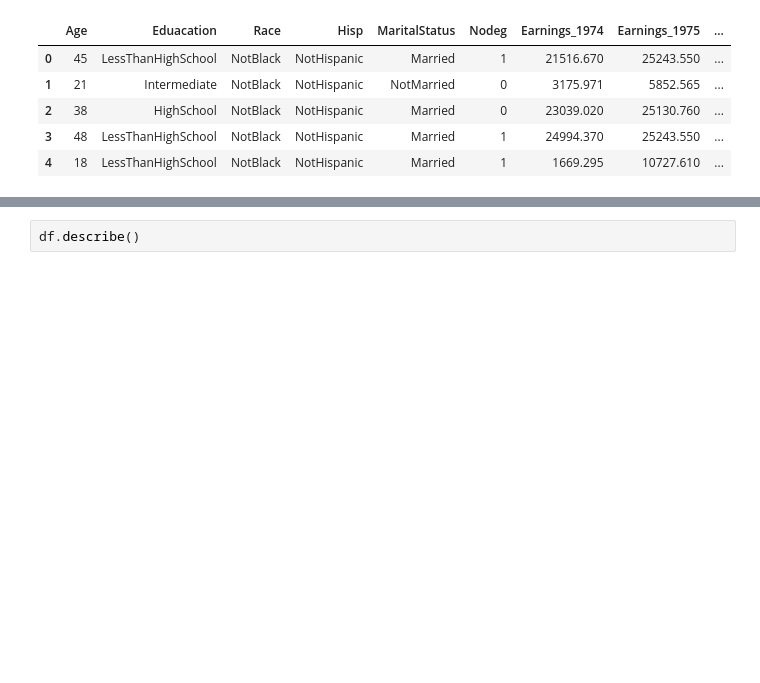
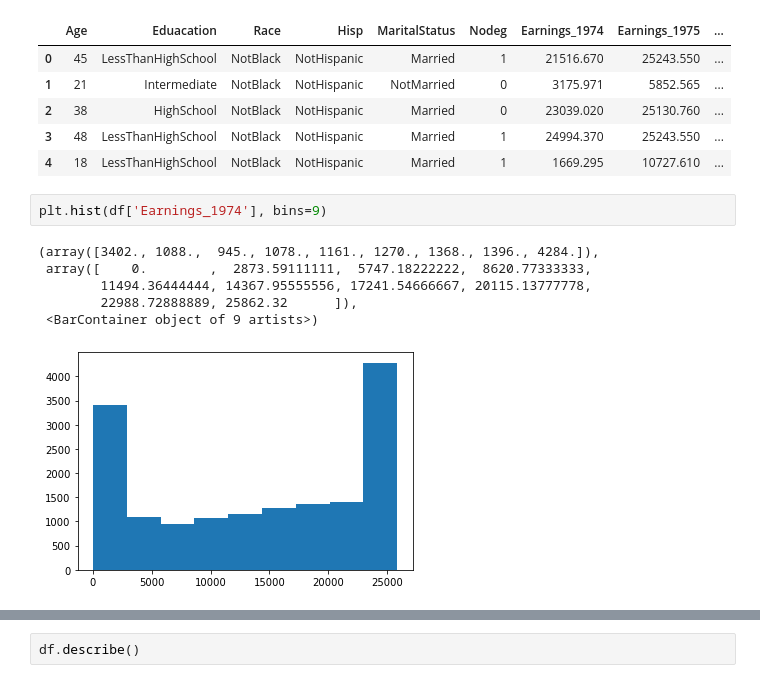
Before and after one commit to fadesere/BSIP_Assignment_1_Students, a Jupyter notebook: stats_asn_1_stud_temp.ipynb, the cells around one changed output, grey strips where cells are left out. Cells and saved outputs as stored; diff of their text form; blank space fills up the shorter version.

```diff
--- a/stats_asn_1_stud_temp.ipynb
+++ b/stats_asn_1_stud_temp.ipynb
@@ -248,3 +270,12 @@ df.head()
 | 2 | 38 | HighSchool | NotBlack | NotHispanic | Married | 0 | 23039.020 | 25130.760 | ... |
 | 3 | 48 | LessThanHighSchool | NotBlack | NotHispanic | Married | 1 | 24994.370 | 25243.550 | ... |
 | 4 | 18 | LessThanHighSchool | NotBlack | NotHispanic | Married | 1 | 1669.295 | 10727.610 | ... |
+# %%
+plt.hist(df['Earnings_1974'], bins=9)
+# %% [output]
+(array([3402., 1088.,  945., 1078., 1161., 1270., 1368., 1396., 4284.]),
+ array([    0.        ,  2873.59111111,  5747.18222222,  8620.77333333,
+        11494.36444444, 14367.95555556, 17241.54666667, 20115.13777778,
+        22988.72888889, 25862.32      ]),
+ <BarContainer object of 9 artists>)
+[figure, added]
```
Also changed, not shown: parts of 31 cells of this notebook.
